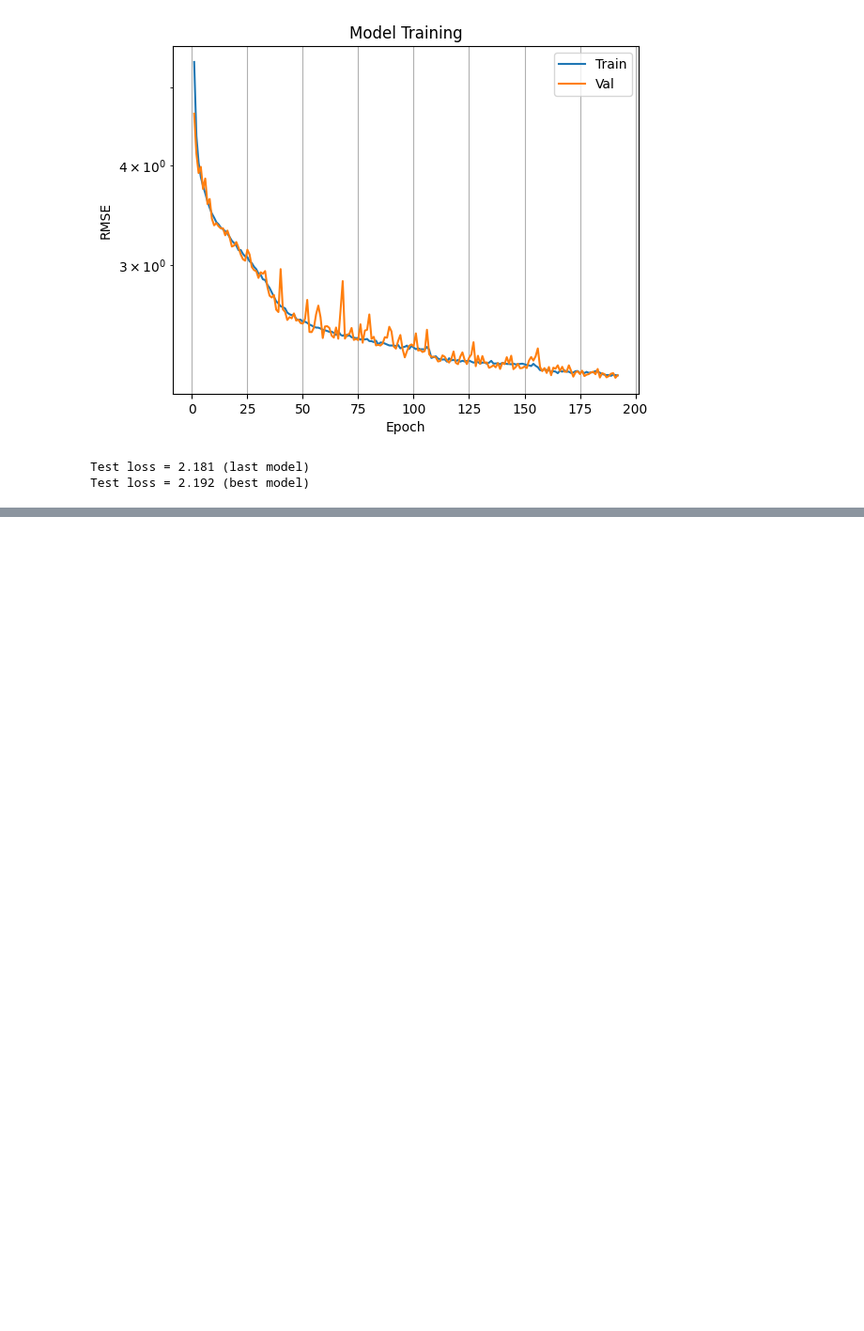
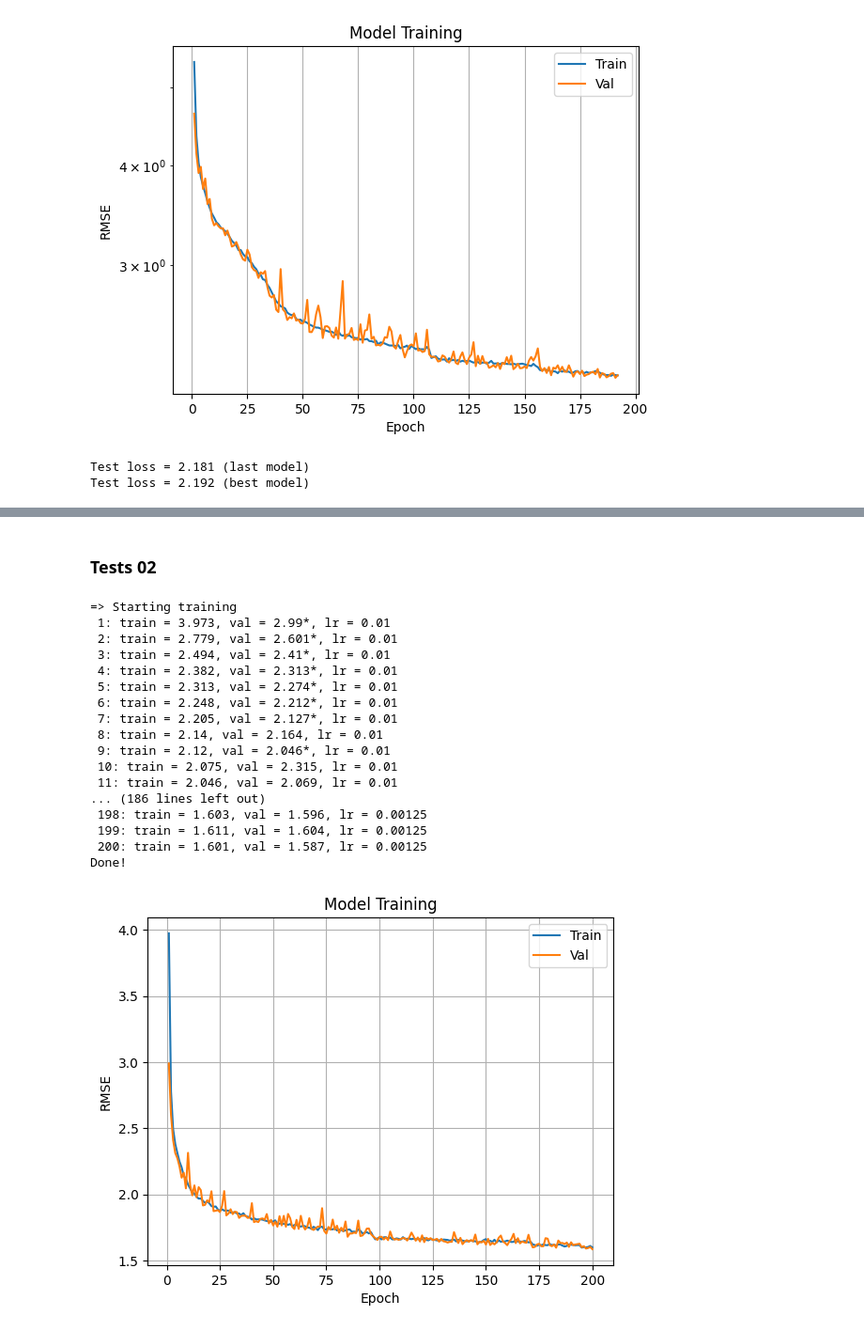
Before and after one commit to TiagoCAAmorim/SimModels, a Jupyter notebook: graph_nn/solve_lin_eq.ipynb, the cells around one changed output, grey strips where cells are left out. Shown at 94% size. Drawn from its saved outputs; the diff is of its cells as text; code cells hidden in the pictures; blank space fills up the shorter version.

Commit message:
Added option to use residual

```diff
--- a/graph_nn/solve_lin_eq.ipynb
+++ b/graph_nn/solve_lin_eq.ipynb
@@ -1109,0 +1206,52 @@ Test loss = 2.192 (best model)
+# %% [markdown]
+### Tests 02
+# %%
+model = Network(
+    n_blocks=3,
+    latent_size=16,
+    activation=True,
+    use_residual=True)
+loss_fn = nn.MSELoss()
+
+ni, nj = 10, 10
+data_train = CustomDataset(ni, nj, 10000)
+data_val = CustomDataset(ni, nj, 2000)
+data_test = CustomDataset(ni, nj, 2000)
+batch_size = 64
+dataloader_train = DataLoader(data_train, batch_size=batch_size, shuffle=False)
+dataloader_val = DataLoader(data_val, batch_size=batch_size, shuffle=False)
+dataloader_test = DataLoader(data_test, batch_size=batch_size, shuffle=False)
+
+epochs = 200
+optimizer = torch.optim.Adam(model.parameters(), lr = 0.01)
+scheduler = torch.optim.lr_scheduler.ReduceLROnPlateau(optimizer,  mode='min', factor=0.5, patience=10)
+# scheduler = torch.optim.lr_scheduler.ExponentialLR(optimizer, gamma=0.9)
+# scheduler = optim.lr_scheduler.StepLR(optimizer, step_size=10, gamma=0.5)
+
+best_model, (train_loss, val_loss) = train(model, dataloader_train, dataloader_val, epochs, optimizer, loss_fn, scheduler)
+
+plot_losses(train_loss, val_loss)
+
+test_loss = test_loop(dataloader_test, model, loss_fn)
+print(f'Test loss = {test_loss:0.4g} (last model)')
+test_loss = test_loop(dataloader_test, best_model, loss_fn)
+print(f'Test loss = {test_loss:0.4g} (best model)')
+# %% [output]
+=> Starting training
+ 1: train = 3.973, val = 2.99*, lr = 0.01
+ 2: train = 2.779, val = 2.601*, lr = 0.01
+ 3: train = 2.494, val = 2.41*, lr = 0.01
+ 4: train = 2.382, val = 2.313*, lr = 0.01
+ 5: train = 2.313, val = 2.274*, lr = 0.01
+ 6: train = 2.248, val = 2.212*, lr = 0.01
+ 7: train = 2.205, val = 2.127*, lr = 0.01
+ 8: train = 2.14, val = 2.164, lr = 0.01
+ 9: train = 2.12, val = 2.046*, lr = 0.01
+ 10: train = 2.075, val = 2.315, lr = 0.01
+ 11: train = 2.046, val = 2.069, lr = 0.01
+... (186 lines left out)
+ 198: train = 1.603, val = 1.596, lr = 0.00125
+ 199: train = 1.611, val = 1.604, lr = 0.00125
+ 200: train = 1.601, val = 1.587, lr = 0.00125
+Done!
+[figure, added]
```
Also changed, not shown: parts of 15 cells of this notebook, 1 other file.
